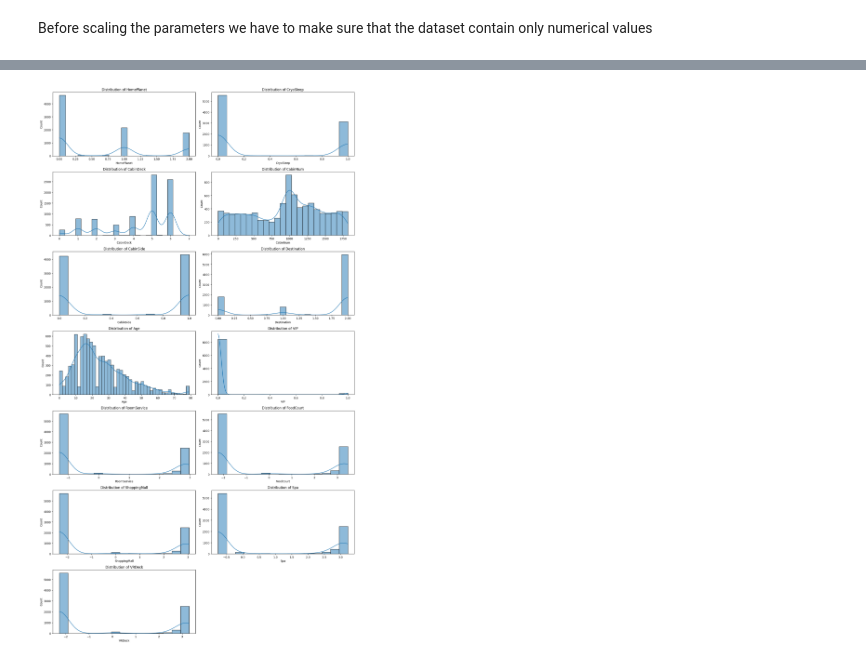
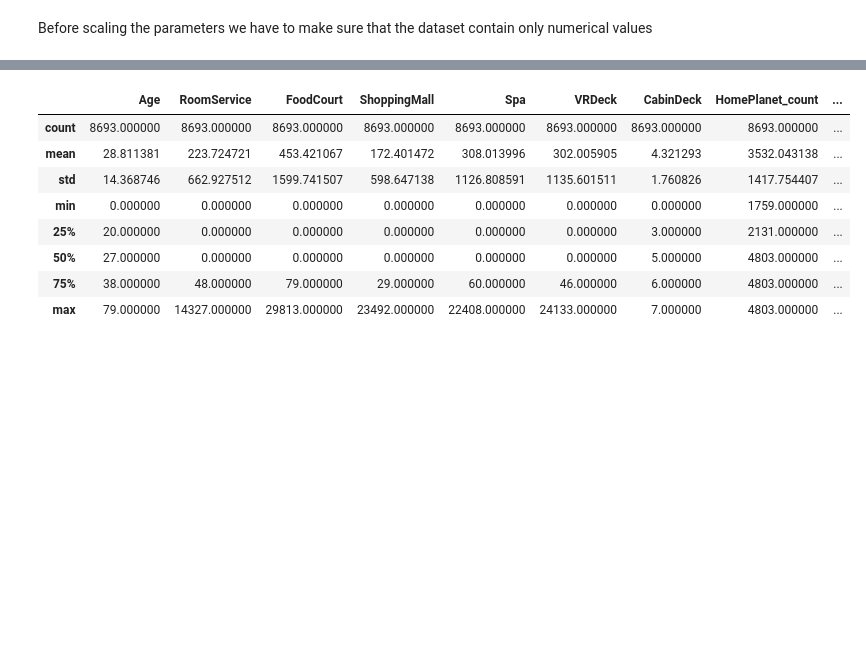
Before and after one commit to VidWantsToDevelop/Kaggle_Solutions, a Jupyter notebook: Competitions/Models/spaceship-titanic/notebook.ipynb, the cells around one changed output, grey strips where cells are left out. Saved outputs shown, nothing was run; the diff lists cells and outputs as text; code cells hidden in the pictures; blank space fills up the shorter version.

```diff
--- a/Competitions/Models/spaceship-titanic/notebook.ipynb
+++ b/Competitions/Models/spaceship-titanic/notebook.ipynb
@@ -182,14 +218,14 @@ print("Best parametes are: {}".format(best_params))
 
 imputer = KNNImputer(n_neighbors=best_params['imputer__knn_imputer__n_neighbors'])
 
-df_imputed = pd.DataFrame(imputer.fit_transform(df[columns_to_impute]), columns=columns_to_impute)
+df_imputed = pd.DataFrame(imputer.fit_transform(df[numerical_columns]), columns=numerical_columns)
 # %% [output]
 Best parametes are: {'imputer__knn_imputer__n_neighbors': 3}
 # %%
-df_imputed = pd.concat([df_imputed, df.drop(columns_to_impute, axis=1)], axis=1)
+df_imputed = pd.concat([df_imputed, df.drop(numerical_columns, axis=1)], axis=1)
 df = df_imputed.copy()
 
 print(df_imputed.head())
 print(df_imputed.isnull().sum())
-print(df_imputed['CryoSleep'].unique())
+print(df_imputed['CryoSleep_count'].unique())
 # %% [output]
@@ -213,11 +249,11 @@ dtype: int64
 # %% [markdown]
 After we have imputed all the features that can be predicted with the model, I will replace the "Name" column with the new category - "Unknown"
 # %%
-new_category = 'Unknown'
+# new_category = 'Unknown'
 
-missing_names = df['Name'].isnull()
+# missing_names = df['Name'].isnull()
 
-df.loc[missing_names, 'Name'] = new_category
+# df.loc[missing_names, 'Name'] = new_category
 # %% [markdown]
 Before scaling the parameters we have to make sure that the dataset contain only numerical values
 # %%
@@ -281,30 +288,15 @@ plt.show()
-# %%
-# Box-Cox transformation of highty skewed features
-from scipy import stats
-
-skewed_features = ['VRDeck', 'Spa', 'ShoppingMall', 'FoodCourt', 'RoomService']
-
-for col in skewed_features:
-    min_positive_value = np.min(df[df[col] > 0][col])
-    shift_constant = min_positive_value / 2
-    data_shifted = np.where(df[col] <= 0, df[col] + shift_constant, df[col])
-    transformed_data, lambda_value = stats.boxcox(data_shifted)
-
-    df[col] = transformed_data
-# %%
-num_cols = len(numeric_features)
-
-num_rows = num_cols // 2 if num_cols % 2 == 0 else (num_cols // 2) + 1
-num_cols = 2
-
-plt.figure(figsize=(16, num_rows * 4))
-
-for index, column in enumerate(numeric_features):
-    plt.subplot(num_rows, num_cols, index + 1)
-    sns.histplot(df[column], kde=True)
-    plt.title(f"Distribution of {column}")
-
-plt.tight_layout()
-plt.show()
-# %% [output]
-[figure, removed]
+# %%
+# Replace the dependent variable with 0 and 1
+df['Transported'] = df['Transported'].replace({False: 0, True: 1})
+
+df[numeric_features].describe()
+# %% [output]
+|  | Age | RoomService | FoodCourt | ShoppingMall | Spa | VRDeck | CabinDeck | HomePlanet_count | ... |
+| count | 8693.000000 | 8693.000000 | 8693.000000 | 8693.000000 | 8693.000000 | 8693.000000 | 8693.000000 | 8693.000000 | ... |
+| mean | 28.811381 | 223.724721 | 453.421067 | 172.401472 | 308.013996 | 302.005905 | 4.321293 | 3532.043138 | ... |
+| std | 14.368746 | 662.927512 | 1599.741507 | 598.647138 | 1126.808591 | 1135.601511 | 1.760826 | 1417.754407 | ... |
+| min | 0.000000 | 0.000000 | 0.000000 | 0.000000 | 0.000000 | 0.000000 | 0.000000 | 1759.000000 | ... |
+| 25% | 20.000000 | 0.000000 | 0.000000 | 0.000000 | 0.000000 | 0.000000 | 3.000000 | 2131.000000 | ... |
+| 50% | 27.000000 | 0.000000 | 0.000000 | 0.000000 | 0.000000 | 0.000000 | 5.000000 | 4803.000000 | ... |
+| 75% | 38.000000 | 48.000000 | 79.000000 | 29.000000 | 60.000000 | 46.000000 | 6.000000 | 4803.000000 | ... |
+| max | 79.000000 | 14327.000000 | 29813.000000 | 23492.000000 | 22408.000000 | 24133.000000 | 7.000000 | 4803.000000 | ... |
```
Also changed, not shown: parts of 14 cells of this notebook.
